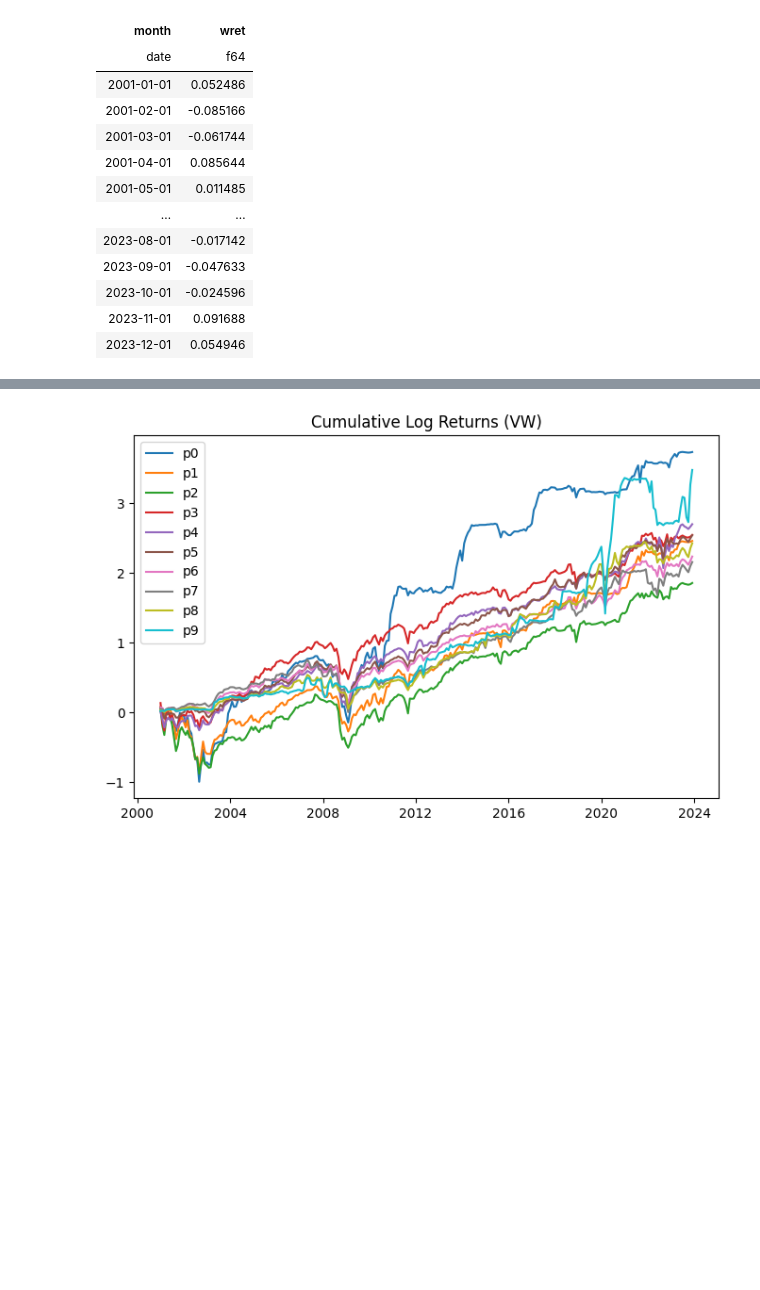
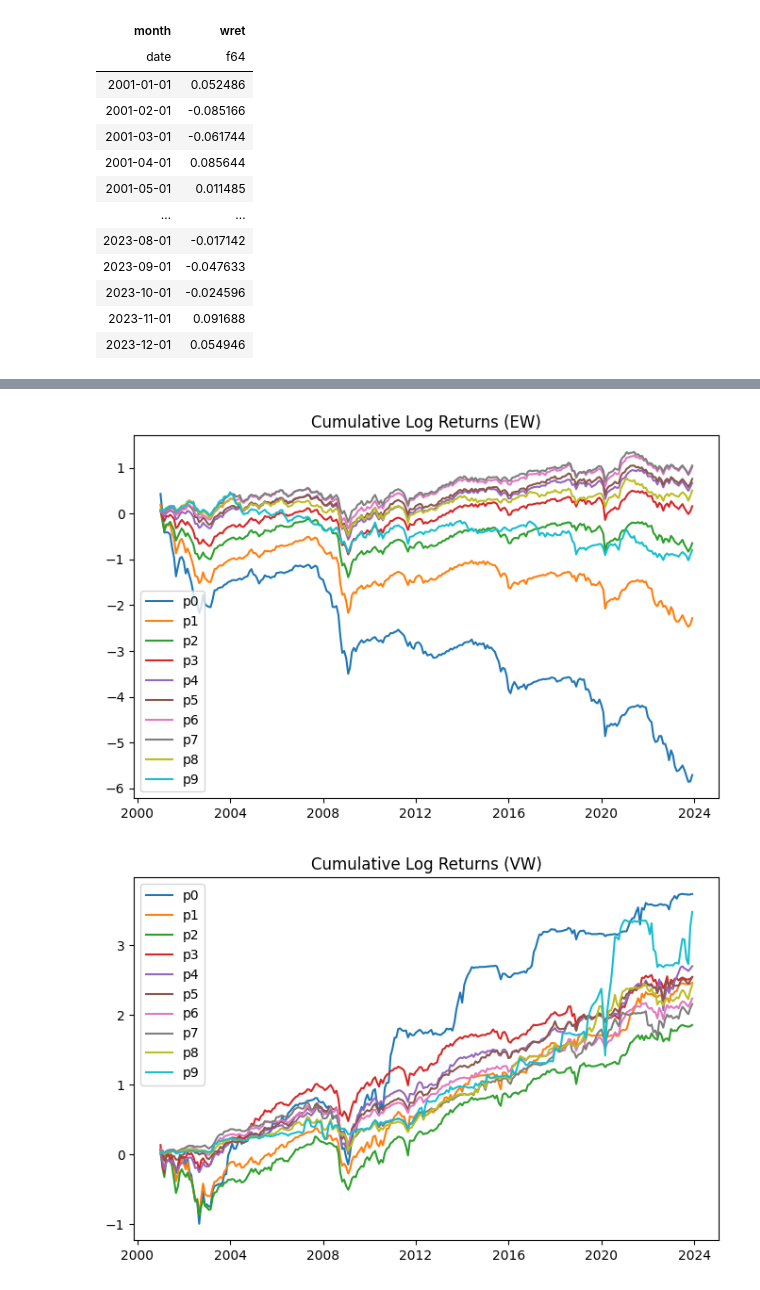
Before and after one commit to rvance1/factor-momentum, a Jupyter notebook: notebooks/backtest-plots.ipynb, the cells around one changed output, grey strips where cells are left out. Cells and saved outputs as stored; diff of their text form; code cells hidden in the pictures; blank space fills up the shorter version.

```diff
--- a/notebooks/backtest-plots.ipynb
+++ b/notebooks/backtest-plots.ipynb
@@ -91,4 +97,22 @@ shape: (276, 11)
 | 2023-10-01 | -0.003259 | -0.000815 | -0.006769 | -0.001338 | -0.022465 | -0.031037 | -0.033407 | -0.034666 | -0.039865 | -0.072336 |
 | 2023-11-01 | 0.002816 | 0.003085 | 0.007564 | 0.011862 | 0.032877 | 0.051549 | 0.055169 | 0.086885 | 0.125597 | 0.539473 |
 | 2023-12-01 | 0.006242 | 0.014024 | 0.017759 | 0.025246 | 0.036488 | 0.04561 | 0.062947 | 0.058341 | 0.073623 | 0.209178 |
+# %%
+def plot_deciles(df, name, cum_sum=True):
+    plt.figure(figsize=(8, 5))
+    plt.title(name)
+    dates = df['month']
+
+    for i in range(10):
+        if cum_sum:
+            plt.plot(dates, df[f'p{i}'].cum_sum(),label = f'p{i}')
+        else:
+            plt.plot(dates, df[f'p{i}'],label = f'p{i}')
+
+    plt.legend()
+    plt.show()
+# %%
+plot_deciles(ports_ew, "Cumulative Log Returns (EW)")
+# %% [output]
+[figure, added]
 # %%
```
Also changed, not shown: parts of 4 cells of this notebook, 9 other files.
